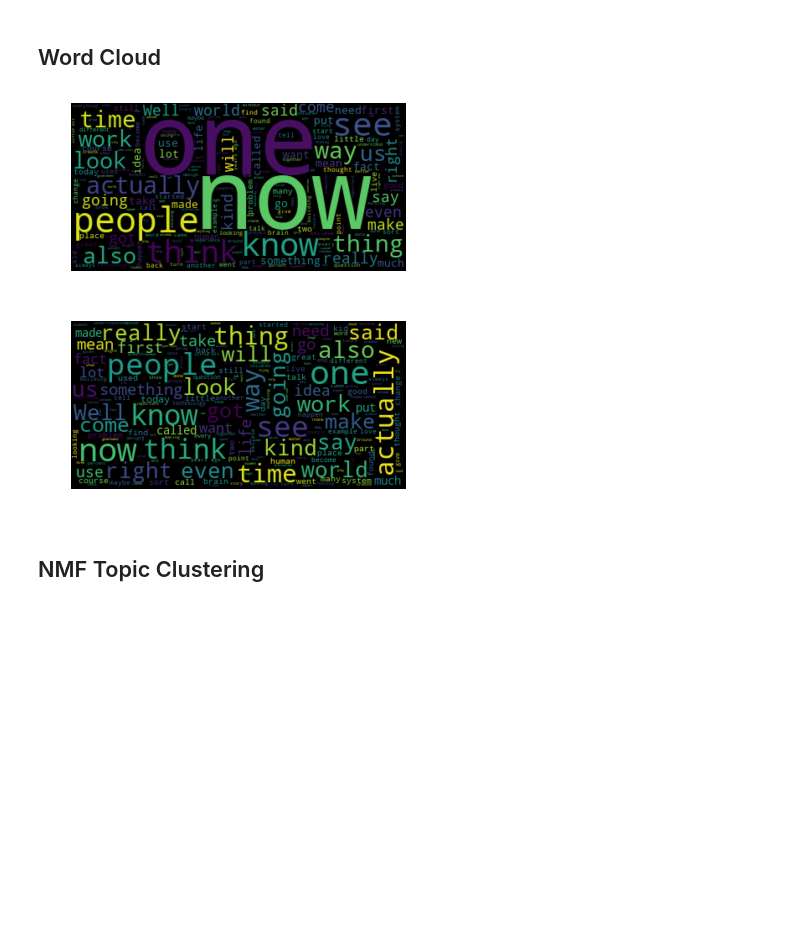
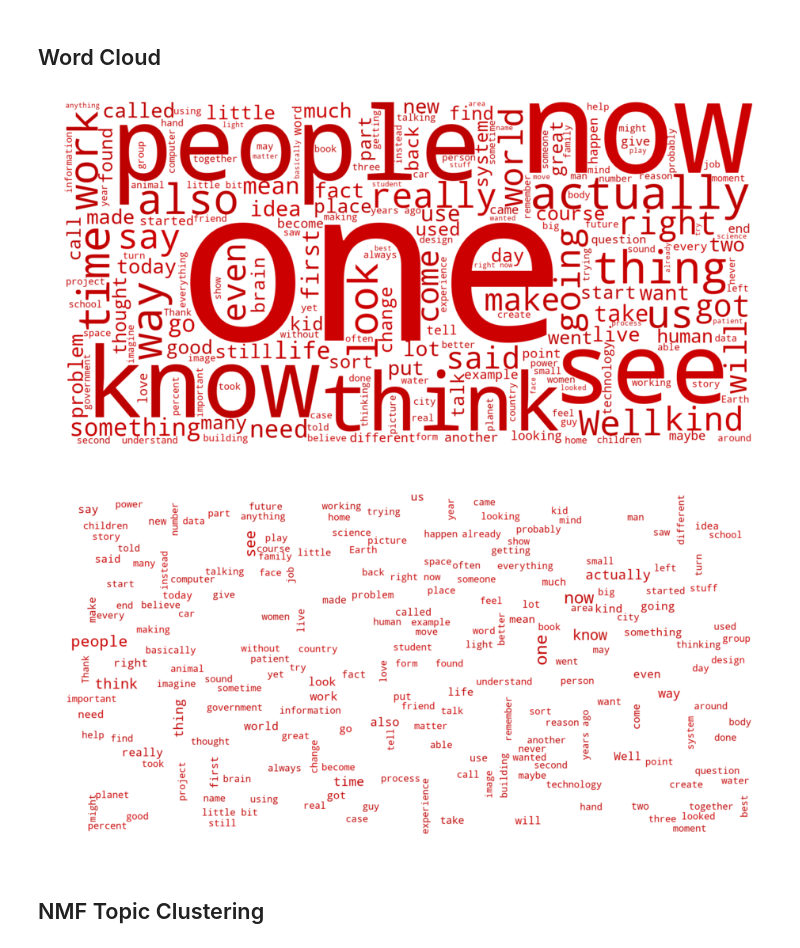
Before and after one commit to owentemple/TED-talks, a Jupyter notebook: topic-clustering.ipynb, the cells around one changed output. Cells and saved outputs as stored; diff of their text form; code cells hidden in the pictures; blank space fills up the shorter version.

```diff
--- a/topic-clustering.ipynb
+++ b/topic-clustering.ipynb
@@ -5,29 +5,38 @@ all_text = df['transcript'].str.cat(sep=', ')
 # %%
 from wordcloud import WordCloud, STOPWORDS
 # Read the whole text.
 text = all_text
 
 stopwords = set(STOPWORDS)
 stopwords.add("ë_")
 
 # Generate a word cloud image
 
-wordcloud = WordCloud(stopwords=stopwords).generate(text)
+wordcloud = WordCloud(width=1600, height=800, background_color='white',stopwords=stopwords).generate(text)
+
+#change the value in return to set the single color need, in hsl format.
+def red_color_func(word, font_size, position,orientation,random_state=None, **kwargs):
+    return("hsl(0,100%%, %d%%)" % np.random.randint(37,41))
 
 # Display the generated image:
 # the matplotlib way:
+plt.figure(figsize=(16,8))
+wordcloud.recolor(color_func = red_color_func)
 plt.imshow(wordcloud, interpolation='bilinear')
+#change the color setting
 plt.axis("off")
+plt.savefig("Most Common Words in TED Talks")
 
 # lower max_font_size
-wordcloud = WordCloud(stopwords=stopwords, max_font_size=40).generate(text)
-plt.figure()
+wordcloud = WordCloud(width=1600, height=800,background_color='white',stopwords=stopwords, max_font_size=40).generate(text)
+plt.figure(figsize=(16,8))
+wordcloud.recolor(color_func = red_color_func)
 plt.imshow(wordcloud, interpolation="bilinear")
 plt.axis("off")
 plt.show()
 # %% [output]
-[figure, old version]
+[figure, new version]
-[figure, old version]
+[figure, new version]
 # %% [markdown]
 ## NMF Topic Clustering
 # %%
```
Also changed, not shown: parts of 15 cells of this notebook, 17 other files.
